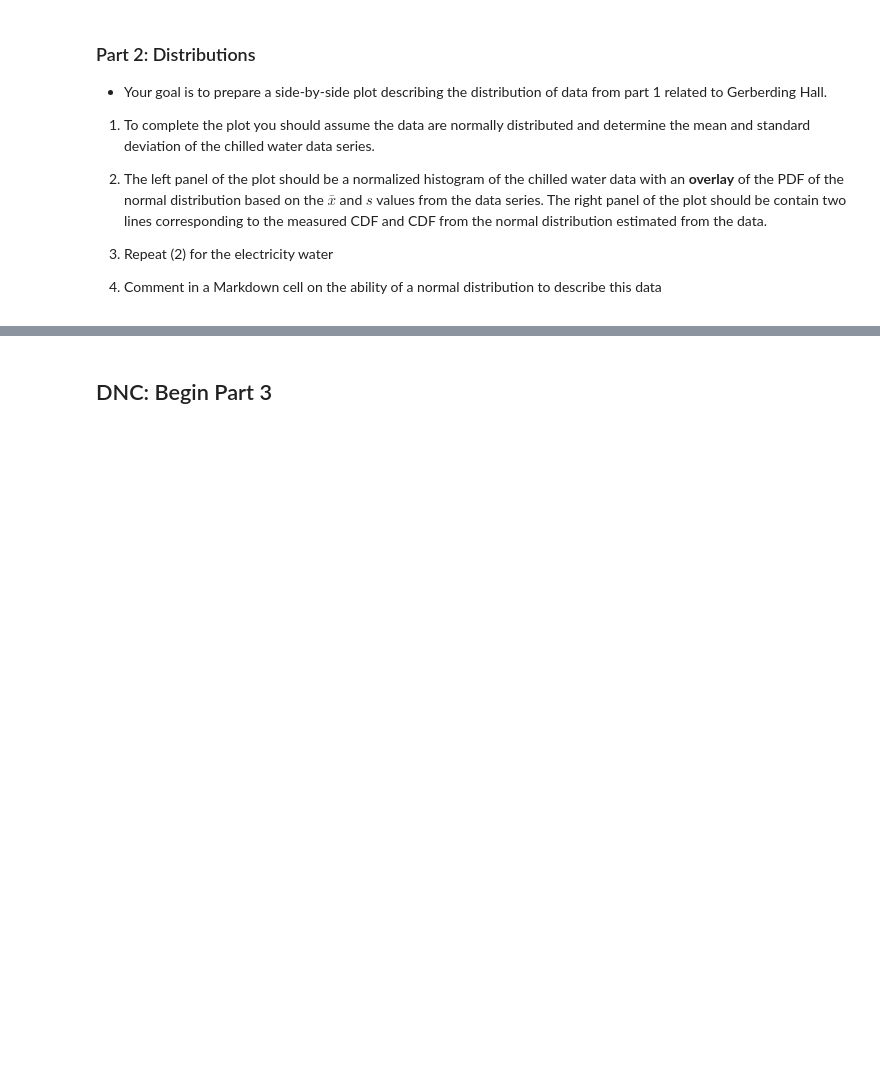
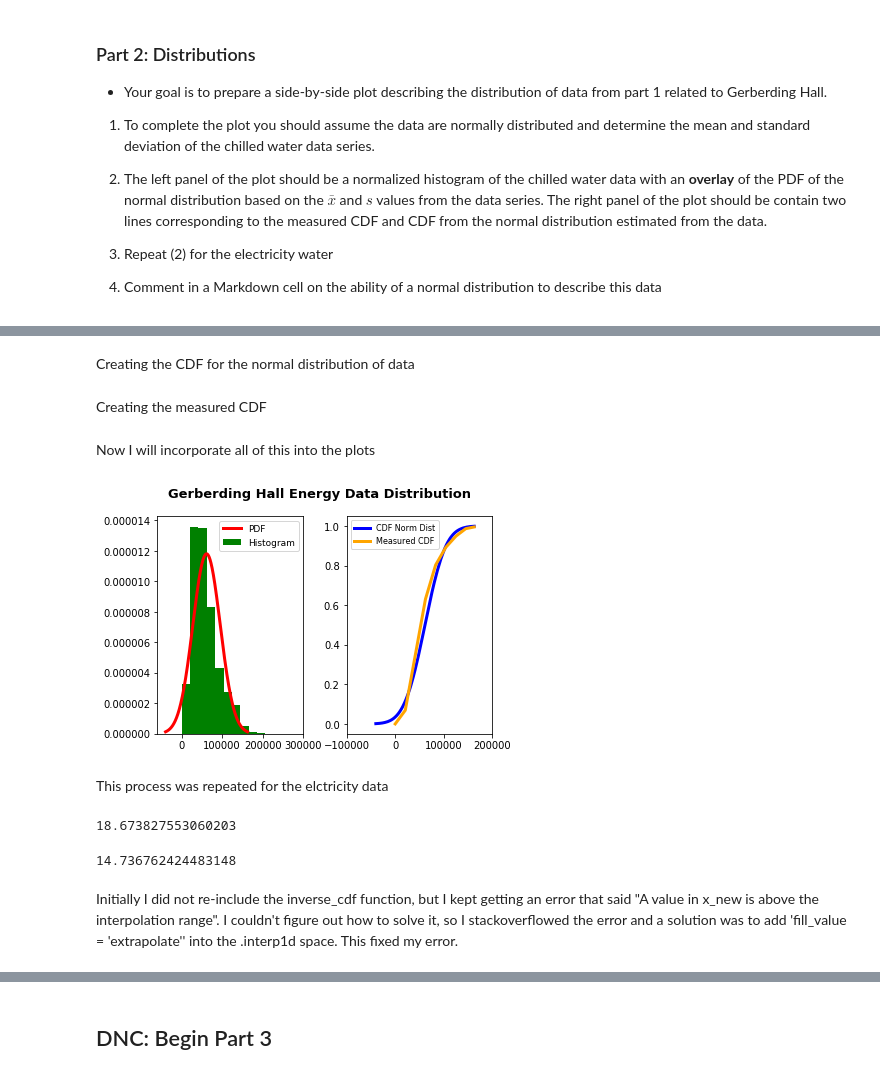
Before and after one commit to jrodguez/statistical_methods, a Jupyter notebook: HW3.ipynb, the cells around one changed output, grey strips where cells are left out. Cells and saved outputs as stored; diff of their text form; code cells hidden in the pictures; blank space fills up the shorter version.

```diff
--- a/HW3.ipynb
+++ b/HW3.ipynb
@@ -42,0 +147,4 @@
+# %%
+mean_energy = df4['Btu'].mean()
+
+mean_energy
@@ -42,0 +155,4 @@
+# %%
+std_energy = df4['Btu'].std()
+
+std_energy
@@ -42,0 +163,3 @@
+# %%
+x = np.linspace(mean_energy - 3*std_energy, mean_energy + 3*std_energy, 5000) #x axis of distribution plot. 3*sigma away from mean should hopefully capture most of the data.
+PDF = mlab.normpdf(x, mean_energy, std_energy)
@@ -42,0 +178,2 @@
+# %% [markdown]
+Creating the CDF for the normal distribution of data
@@ -42,0 +183,40 @@
+# %% [markdown]
+Creating the measured CDF
+# %%
+[cdf_measured, inv_cdf] = inverse_cdf(df4['Btu'], 100)
+y = np.linspace(0, max(x), 10000)
+# %% [markdown]
+Now I will incorporate all of this into the plots
+# %%
+fig = plt.figure
+plt.suptitle('Gerberding Hall Energy Data Distribution', fontsize = 13, fontweight = 'bold')
+
+plt.subplot(1, 2, 1)
+plt.hist(df4['Btu'], bins = 100, density = True, color = 'green')
+plt.plot(x, PDF, color = 'red', linewidth = 3)
+plt.xlim(right = 300000, left = -60000)
+plt.legend(['PDF', 'Histogram'], loc = 0, prop={'size': 9})
+
+plt.subplot(1, 2, 2)
+plt.plot(x, cdf_norm(x), color = 'blue', linewidth = 3)
+plt.plot(y, cdf_measured(y), color = 'orange', linewidth = 3)
+plt.legend(['CDF Norm Dist', 'Measured CDF'], loc = 2, prop={'size': 8})
+plt.xlim(right = 200000, left = -100000)
+
+fig = plt.subplots_adjust( wspace = 0.3, hspace = 0.3)
+# %% [output]
+[figure, added]
+# %% [markdown]
+This process was repeated for the elctricity data
+# %%
+mean_elec = df4['kWh'].mean()
+
+mean_elec
+# %% [output]
+18.673827553060203
+# %%
+std_elec = df4['kWh'].std()
+
+std_elec
+# %% [output]
+14.736762424483148
@@ -42,0 +226,2 @@
+# %% [markdown]
+Initially I did not re-include the inverse_cdf function, but I kept getting an error that said "A value in x_new is above the interpolation range". I couldn't figure out how to solve it, so I stackoverflowed the error and a solution was to add 'fill_value = 'extrapolate'' into the .interp1d space. This fixed my error.
```
Also changed, not shown: parts of 42 cells of this notebook.
